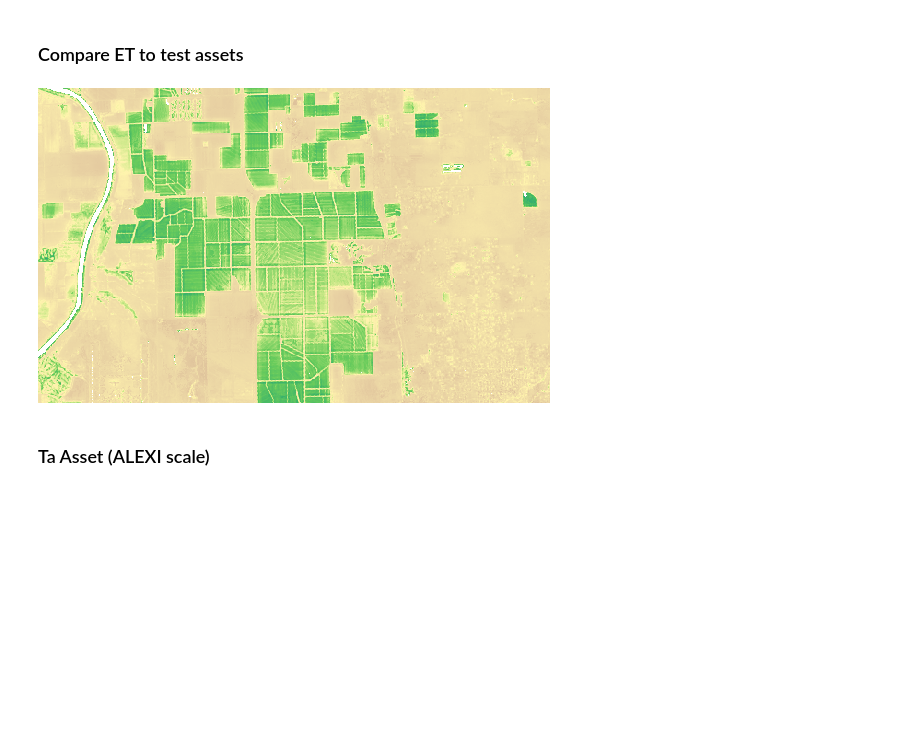
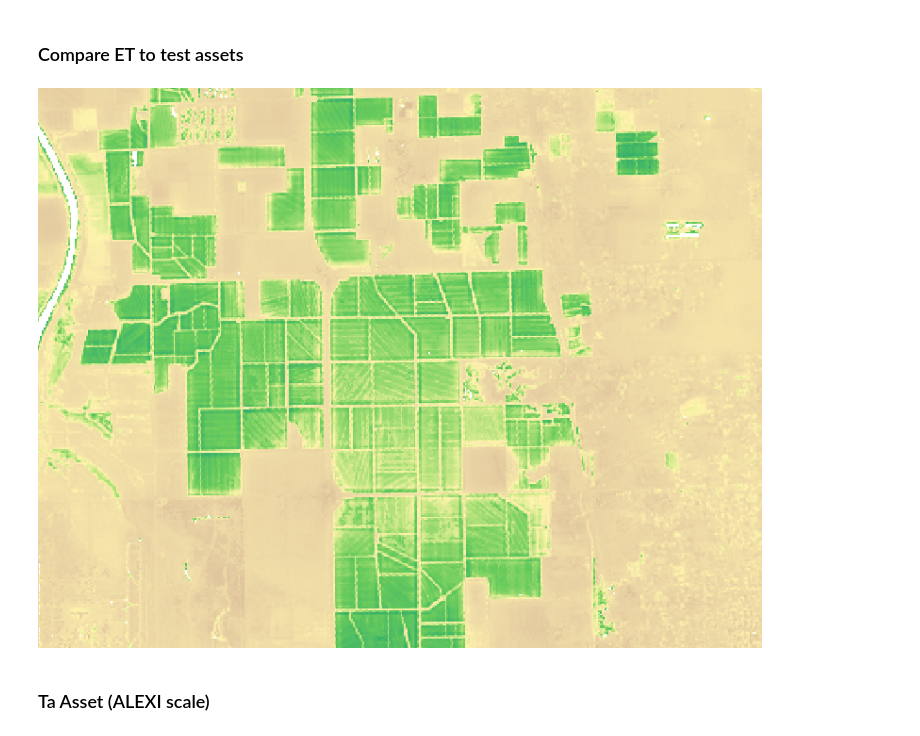
Before and after one commit to Open-ET/openet-disalexi, a Jupyter notebook: examples/landsat_c1_sr_image.ipynb, the cells around one changed output. Drawn from its saved outputs; the diff is of its cells as text; code cells hidden in the pictures; blank space fills up the shorter version.

```diff
--- a/examples/landsat_c1_sr_image.ipynb
+++ b/examples/landsat_c1_sr_image.ipynb
@@ -26,7 +26,7 @@ pp = pprint.PrettyPrinter(indent=2)
 # %%
 # Geom for LC08_044033_20170614
 test_xy = [-121.5265, 38.7399]
-test_region = [[-121.62, 38.69], [-121.62, 38.78], [-121.43, 38.78], [-121.43, 38.69]]
+test_region = [[-121.6, 38.69], [-121.6, 38.78], [-121.45, 38.78], [-121.45, 38.69]]
 
 # # Geom for LC08_038038_20150717
 # test_xy = [-114.986, 32.355]
@@ -40,4 +40,7 @@ ssebop_et_palette = [
   '3BB369', '20998F', '1C8691', '16678A', '114982', '0B2C7A']
 ndvi_palette = ['EFE7E1', '003300']
 jet_palette = ['0000ff', '00ffff', 'ffff00', 'ff0000']
+viridis_palette = ['440154', '433982', '30678D', '218F8B', '36B677', '8ED542', 'FDE725']
+
+image_size = 768
 # %% [markdown]
@@ -182,13 +206,16 @@ ET: 2.7231177436863394
 # %% [markdown]
 ### Compare ET to test assets
 # %%
-et_test_img = ee.Image('projects/openet/test/DisALEXI/Borden/Landsat/ETd_2017197_landsat').rename(['et'])
+et_test_img = ee.Image('projects/openet/test/DisALEXI/Borden/Landsat/ETd_2017197_landsat') \
+    .rename(['et'])
 # print('ET: {}'.format(pprint.pformat(utils.point_image_value(et_img, xy=test_xy, scale=30)['et'])))
 
-et_test_url = et_test_img.getThumbURL({'region': test_region, 'min': 0, 'max': 15, 'palette': ','.join(ssebop_et_palette)})
+et_test_url = et_test_img \
+    .getThumbURL({'min': 0, 'max': 15, 'palette': ','.join(ssebop_et_palette),
+                  'region': test_region, 'dimensions': image_size})
 Image(url=et_test_url, embed=True, format='png')
 # %% [output]
-[figure, old version]
+[figure, new version]
 # %% [markdown]
 ### Ta Asset (ALEXI scale)
 # %%
```
Also changed, not shown: parts of 15 cells of this notebook, 4 other files.
